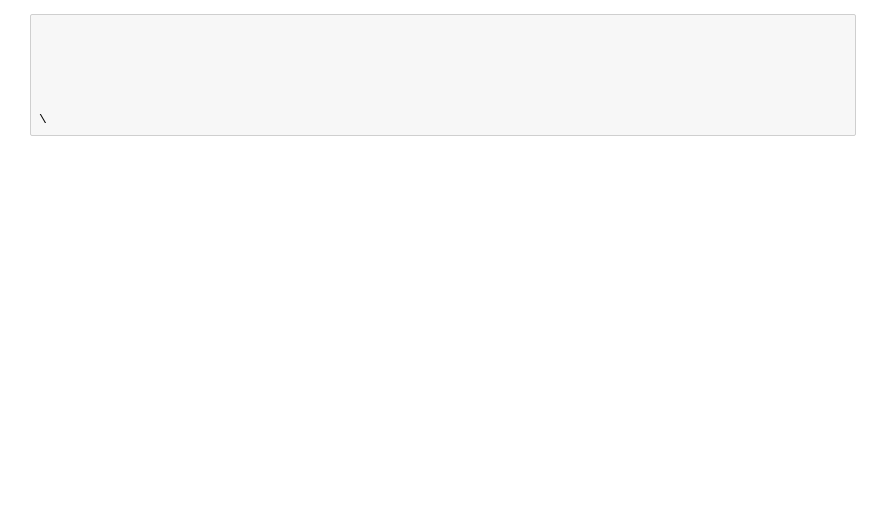
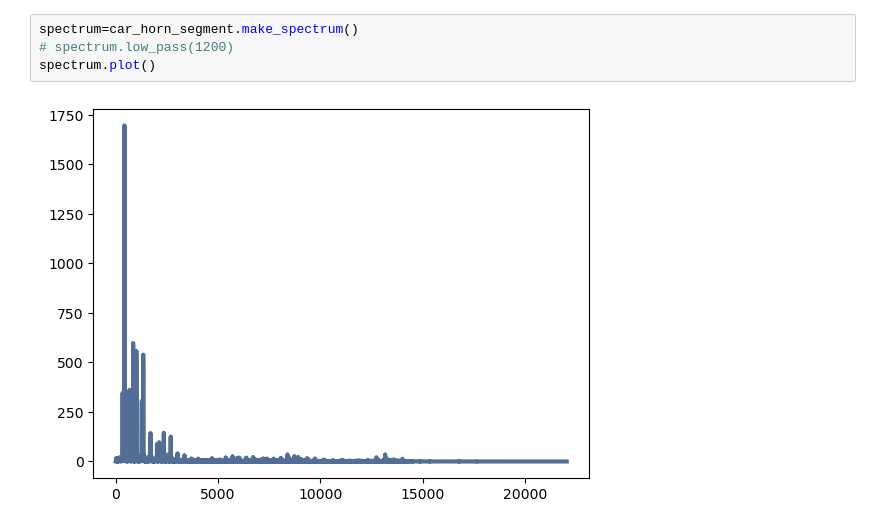
Before and after one commit to YUFOHON/sound, a Jupyter notebook: project.ipynb, the cells around one changed output. Cells and saved outputs as stored; diff of their text form; blank space fills up the shorter version.

```diff
--- a/project.ipynb
+++ b/project.ipynb
@@ -25,7 +29,6 @@ sp.plot(high=1000,shading='autp')
-# %%
-
-
-
-
-
-\
+# %%
+spectrum=car_horn_segment.make_spectrum()
+# spectrum.low_pass(1200)
+spectrum.plot()
+# %% [output]
+[figure, added]
```
Also changed, not shown: parts of 8 cells of this notebook, 1 other file.
